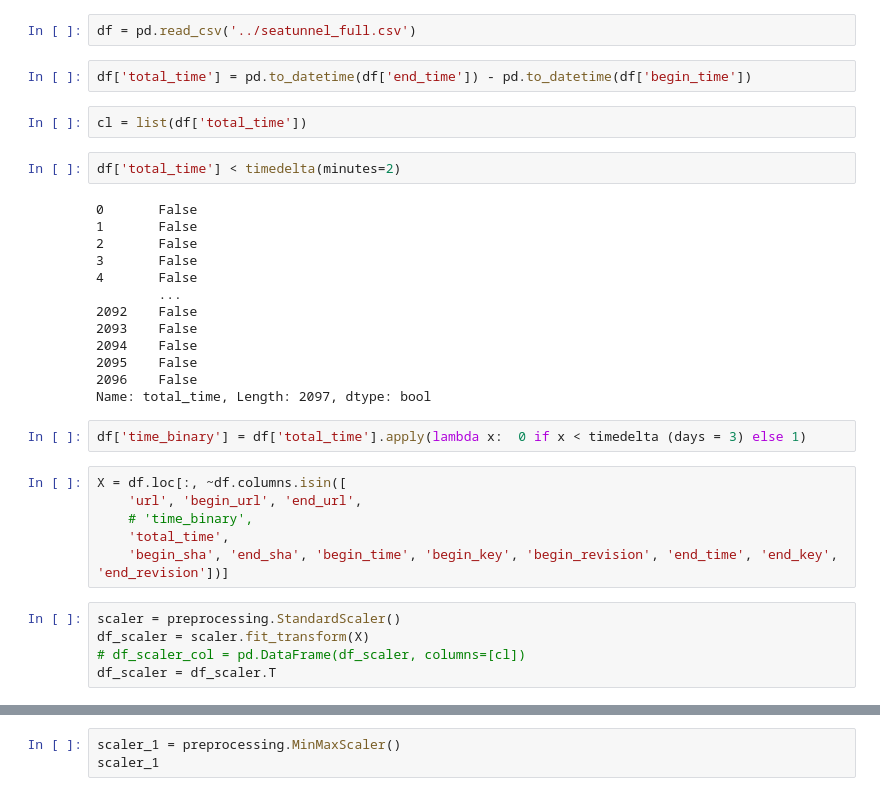
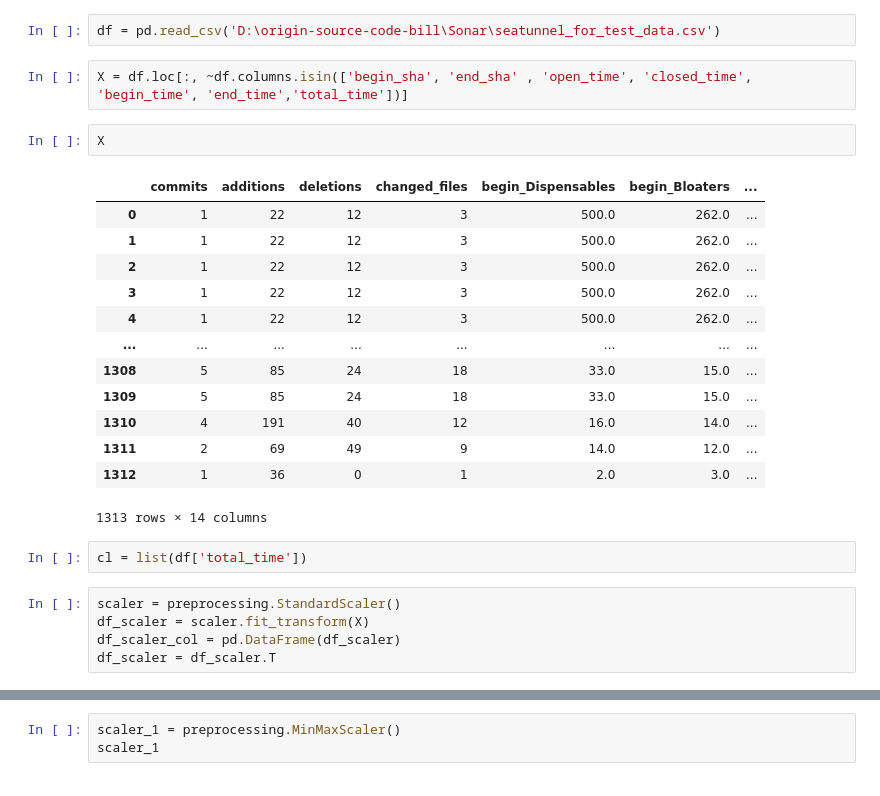
Before and after one commit to BILL-THESIS/origin-source-code-bill, a Jupyter notebook: models/KMeans/Cluter_1.ipynb, the cells around one changed output, grey strips where cells are left out. Cells and saved outputs as stored; diff of their text form.

```diff
--- a/models/KMeans/Cluter_1.ipynb
+++ b/models/KMeans/Cluter_1.ipynb
@@ -8,34 +6,27 @@ ModuleNotFoundError: No module named 'sklearn'
 # %%
-df = pd.read_csv('../seatunnel_full.csv')
+df = pd.read_csv('D:\origin-source-code-bill\Sonar\seatunnel_for_test_data.csv')
-# %%
-df['total_time'] = pd.to_datetime(df['end_time']) - pd.to_datetime(df['begin_time'])
+# %%
+X = df.loc[:, ~df.columns.isin(['begin_sha', 'end_sha' , 'open_time', 'closed_time', 'begin_time', 'end_time','total_time'])]
+# %%
+X
+# %% [output]
+|  | commits | additions | deletions | changed_files | begin_Dispensables | begin_Bloaters | ... |
+| 0 | 1 | 22 | 12 | 3 | 500.0 | 262.0 | ... |
+| 1 | 1 | 22 | 12 | 3 | 500.0 | 262.0 | ... |
+| 2 | 1 | 22 | 12 | 3 | 500.0 | 262.0 | ... |
+| 3 | 1 | 22 | 12 | 3 | 500.0 | 262.0 | ... |
+| 4 | 1 | 22 | 12 | 3 | 500.0 | 262.0 | ... |
+| ... | ... | ... | ... | ... | ... | ... | ... |
+| 1308 | 5 | 85 | 24 | 18 | 33.0 | 15.0 | ... |
+| 1309 | 5 | 85 | 24 | 18 | 33.0 | 15.0 | ... |
+| 1310 | 4 | 191 | 40 | 12 | 16.0 | 14.0 | ... |
+| 1311 | 2 | 69 | 49 | 9 | 14.0 | 12.0 | ... |
+| 1312 | 1 | 36 | 0 | 1 | 2.0 | 3.0 | ... |
+1313 rows × 14 columns
 # %%
 cl = list(df['total_time'])
-# %%
-df['total_time'] < timedelta(minutes=2)
-# %% [output]
-0       False
-1       False
-2       False
-3       False
-4       False
-        ...
-2092    False
-2093    False
-2094    False
-2095    False
-2096    False
-Name: total_time, Length: 2097, dtype: bool
-# %%
-df['time_binary'] = df['total_time'].apply(lambda x:  0 if x < timedelta (days = 3) else 1)
-# %%
-X = df.loc[:, ~df.columns.isin([
-    'url', 'begin_url', 'end_url',
-    # 'time_binary',
-    'total_time',
-    'begin_sha', 'end_sha', 'begin_time', 'begin_key', 'begin_revision', 'end_time', 'end_key', 'end_revision'])]
 # %%
 scaler = preprocessing.StandardScaler()
 df_scaler = scaler.fit_transform(X)
-# df_scaler_col = pd.DataFrame(df_scaler, columns=[cl])
+df_scaler_col = pd.DataFrame(df_scaler)
 df_scaler = df_scaler.T
```
Also changed, not shown: parts of 29 cells of this notebook, 10 other files.
